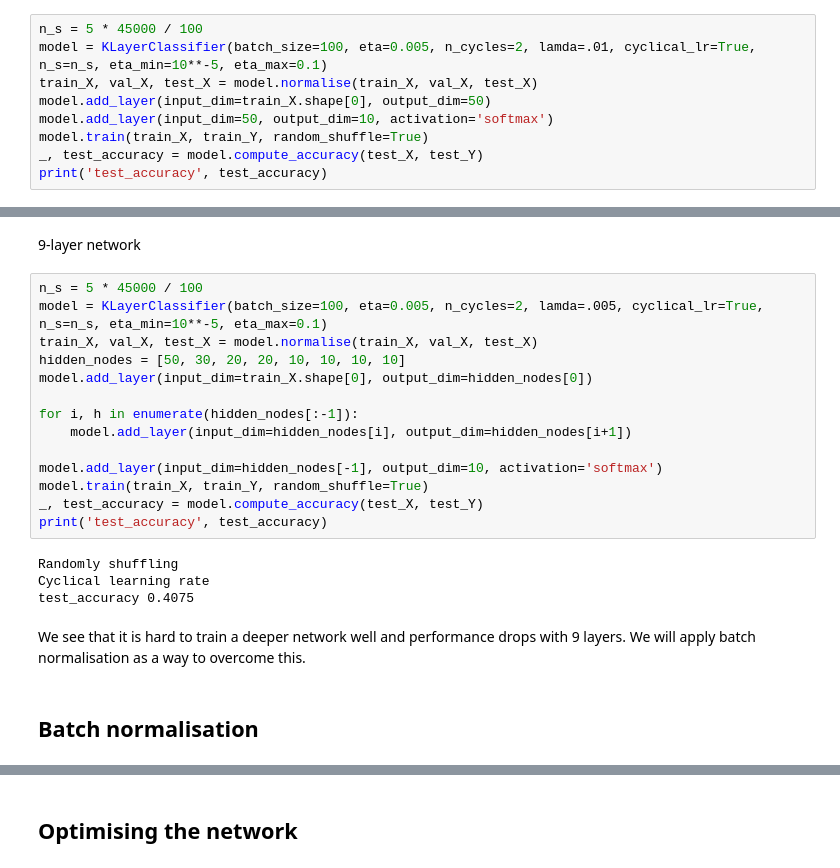
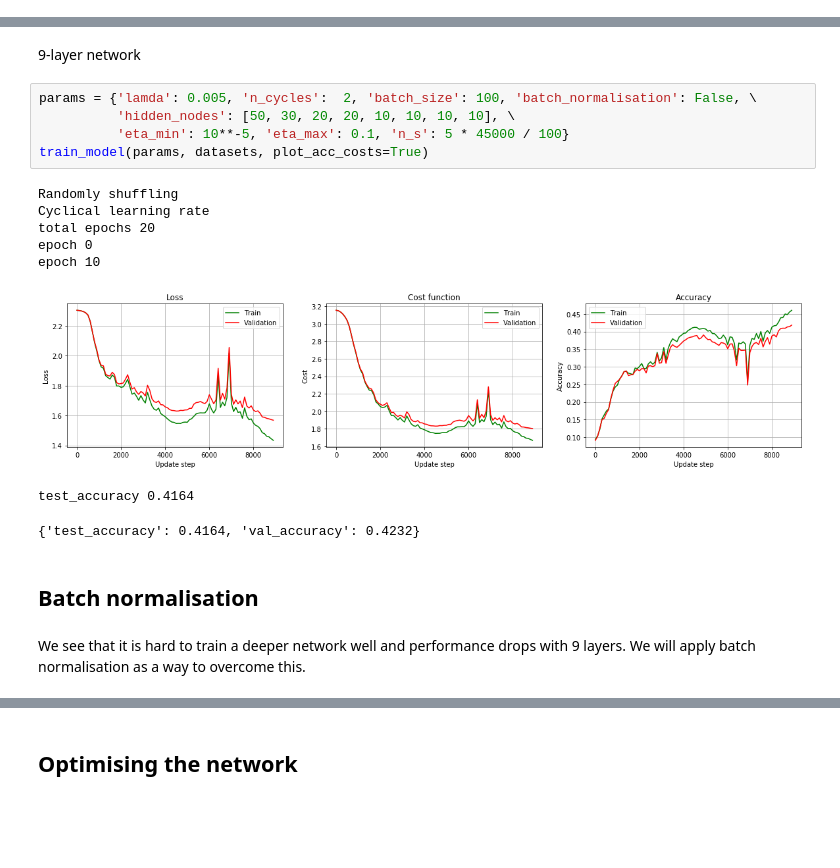
Before and after one commit to 09panesara/DD2424-Deep-Learning, a Jupyter notebook: Lab3/Lab3.ipynb, the cells around one changed output, grey strips where cells are left out. Cells and saved outputs as stored; diff of their text form; blank space fills up the shorter version.

```diff
--- a/Lab3/Lab3.ipynb
+++ b/Lab3/Lab3.ipynb
@@ -413,9 +696,0 @@ Let's check we can get the same performance for the 2-layer classifier from Assi
-# %%
-n_s = 5 * 45000 / 100
-model = KLayerClassifier(batch_size=100, eta=0.005, n_cycles=2, lamda=.01, cyclical_lr=True, n_s=n_s, eta_min=10**-5, eta_max=0.1)
-train_X, val_X, test_X = model.normalise(train_X, val_X, test_X)
-model.add_layer(input_dim=train_X.shape[0], output_dim=50)
-model.add_layer(input_dim=50, output_dim=10, activation='softmax')
-model.train(train_X, train_Y, random_shuffle=True)
-_, test_accuracy = model.compute_accuracy(test_X, test_Y)
-print('test_accuracy', test_accuracy)
@@ -441,24 +751,20 @@ test_accuracy 0.5242
 # %% [markdown]
 9-layer network
-# %%
-n_s = 5 * 45000 / 100
-model = KLayerClassifier(batch_size=100, eta=0.005, n_cycles=2, lamda=.005, cyclical_lr=True, n_s=n_s, eta_min=10**-5, eta_max=0.1)
-train_X, val_X, test_X = model.normalise(train_X, val_X, test_X)
-hidden_nodes = [50, 30, 20, 20, 10, 10, 10, 10]
-model.add_layer(input_dim=train_X.shape[0], output_dim=hidden_nodes[0])
-
-for i, h in enumerate(hidden_nodes[:-1]):
-    model.add_layer(input_dim=hidden_nodes[i], output_dim=hidden_nodes[i+1])
-
-model.add_layer(input_dim=hidden_nodes[-1], output_dim=10, activation='softmax')
-model.train(train_X, train_Y, random_shuffle=True)
-_, test_accuracy = model.compute_accuracy(test_X, test_Y)
-print('test_accuracy', test_accuracy)
-# %% [output]
-Randomly shuffling
-Cyclical learning rate
-test_accuracy 0.4075
+# %%
+params = {'lamda': 0.005, 'n_cycles':  2, 'batch_size': 100, 'batch_normalisation': False, \
+          'hidden_nodes': [50, 30, 20, 20, 10, 10, 10, 10], \
+          'eta_min': 10**-5, 'eta_max': 0.1, 'n_s': 5 * 45000 / 100}
+train_model(params, datasets, plot_acc_costs=True)
+# %% [output]
+Randomly shuffling
+Cyclical learning rate
+total epochs 20
+epoch 0
+epoch 10
+[figure, added]
+test_accuracy 0.4164
+{'test_accuracy': 0.4164, 'val_accuracy': 0.4232}
+# %% [markdown]
+## Batch normalisation
 # %% [markdown]
 We see that it is hard to train a deeper network well and performance drops with 9 layers. We will apply batch normalisation as a way to overcome this.
-# %% [markdown]
-## Batch normalisation
```
Also changed, not shown: parts of 58 cells of this notebook, 4 other files.
